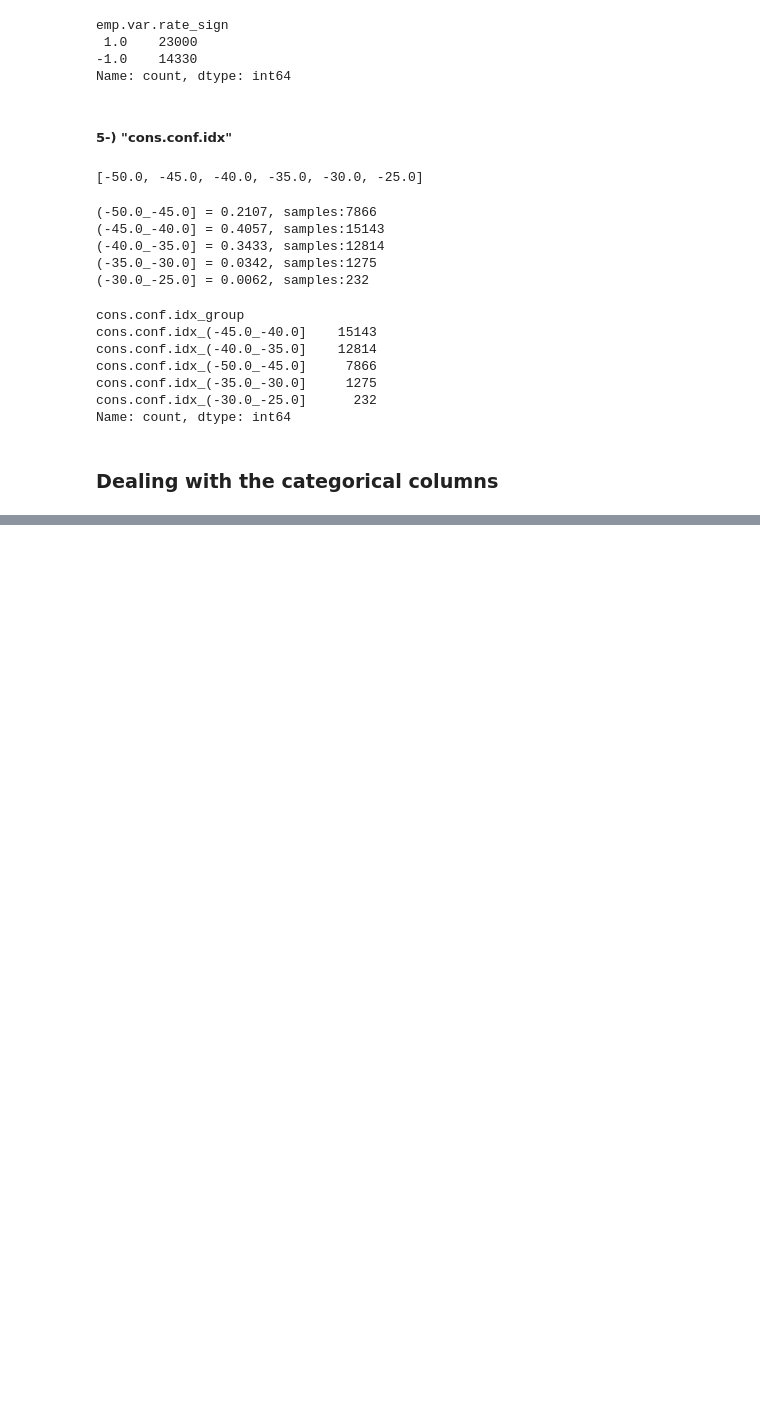
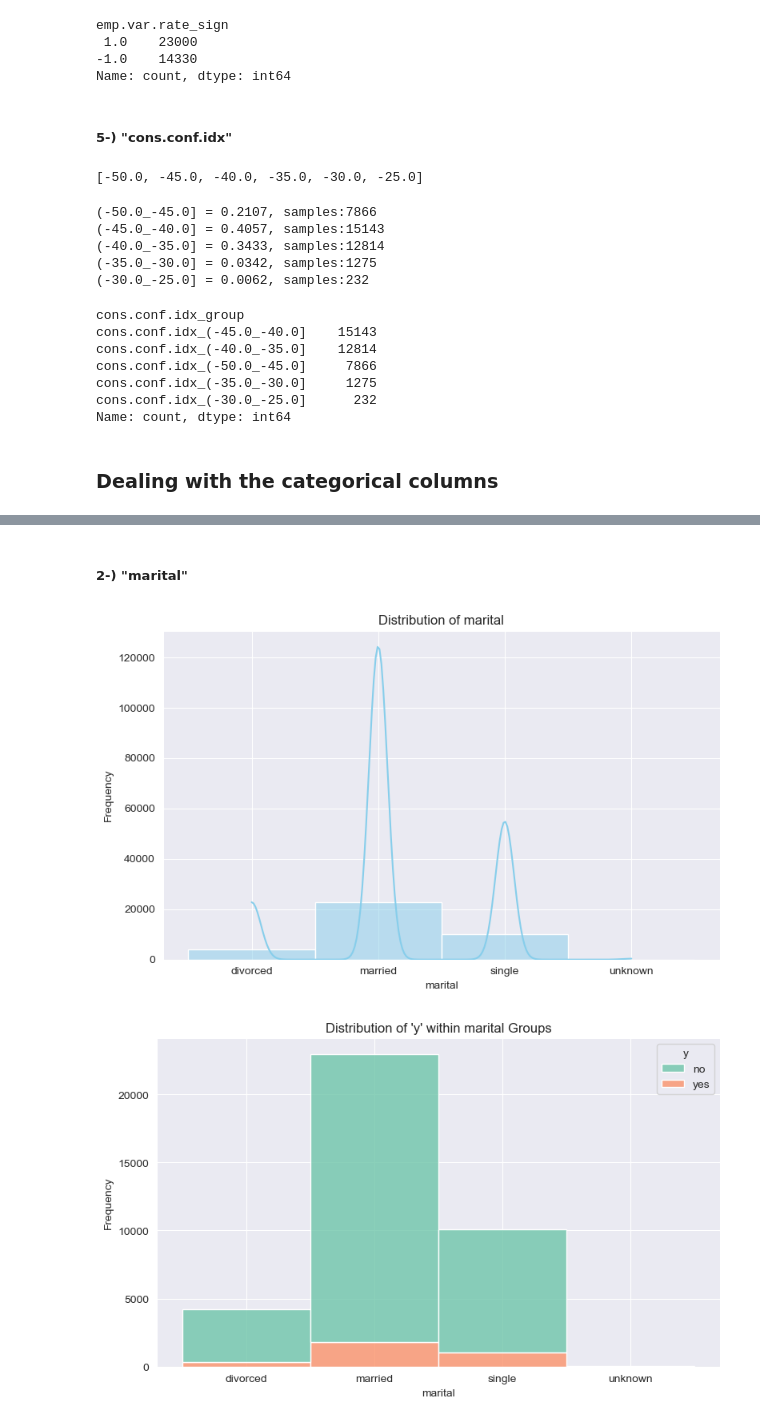
Before and after one commit to batuhanozzer/bankMarketing, a Jupyter notebook: ceng474_BankMarketing.ipynb, the cells around one changed output, grey strips where cells are left out. Saved outputs shown, nothing was run; the diff lists cells and outputs as text; code cells hidden in the pictures; blank space fills up the shorter version.

```diff
--- a/ceng474_BankMarketing.ipynb
+++ b/ceng474_BankMarketing.ipynb
@@ -484,0 +507,8 @@ Name: count, dtype: int64
+# %% [markdown]
+##### 2-) "marital"
+# %%
+visualize_features(dataset_copy,'marital')
+visualize_target_feature(dataset_copy,'marital')
+# %% [output]
+[figure, added]
+[figure, added]
```
Also changed, not shown: parts of 19 cells of this notebook.
